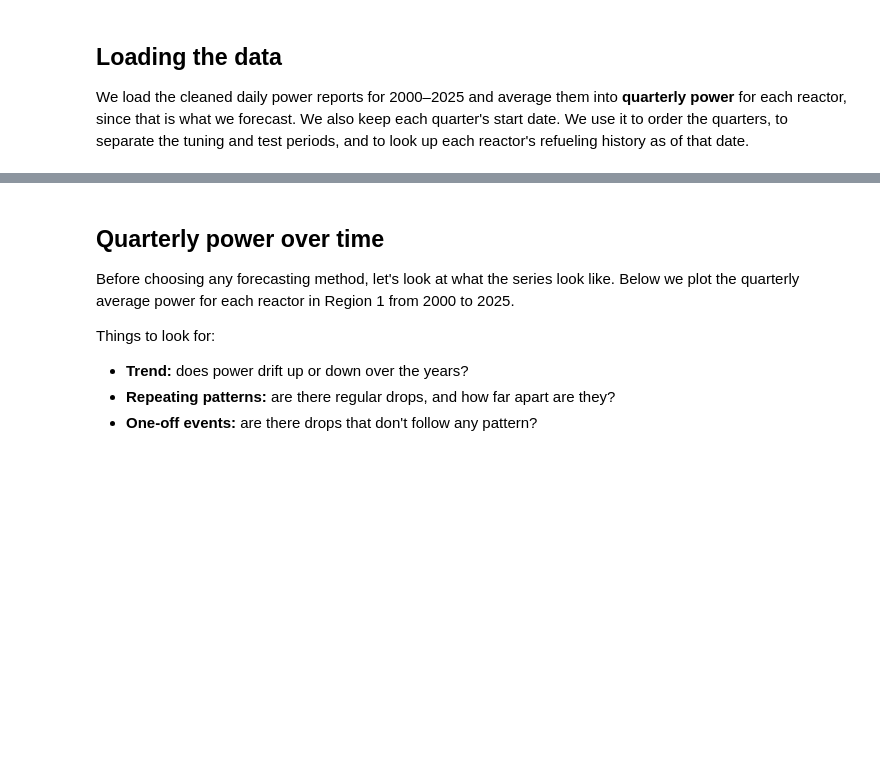
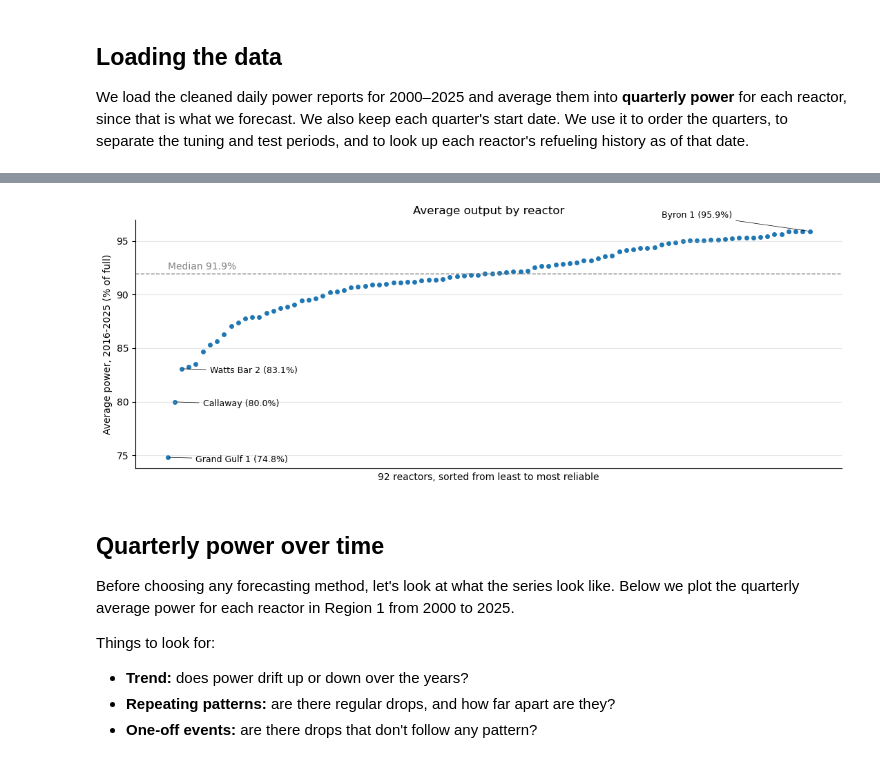
Before and after one commit to Erdos-Projects/fall-2026-nuclear-power-for-data-centers, a Jupyter notebook: notebooks/PreliminaryForecasts.ipynb, the cells around one changed output, grey strips where cells are left out. Saved outputs shown, nothing was run; the diff lists cells and outputs as text; code cells hidden in the pictures; blank space fills up the shorter version.

```diff
--- a/notebooks/PreliminaryForecasts.ipynb
+++ b/notebooks/PreliminaryForecasts.ipynb
@@ -69,3 +75,50 @@ quarter_df = quarter_df[ ~quarter_df["Unit"].isin(["Vogtle 3", "Vogtle 4"])  ].r
+# %%
+import matplotlib.pyplot as plt
+
+# Average daily power of each reactor over the last ten years
+recent_df = df[ df["date"] >= "2016-01-01" ]
+
+# We drop Watts Bar 2's commissioning period (before October 2016), since it is not normal operation
+commissioning = (recent_df["Unit"] == "Watts Bar 2") & (recent_df["date"] < "2016-10-01")
+recent_df = recent_df[ ~commissioning ]
+
+# Vogtle 3 and 4 started too recently to have a ten-year record
+reliability = recent_df.groupby("Unit")["Power"].mean().drop(["Vogtle 3", "Vogtle 4"])
+
+# Sort from least to most reliable. reset_index moves Unit back into a regular column.
+reliability = reliability.sort_values().reset_index()
+
+median_power = reliability["Power"].median()
+n_reactors = len(reliability)
+
+fig, ax = plt.subplots(figsize=(11, 4.3))
+
+ax.scatter(range(n_reactors), reliability["Power"], s=16, color="tab:blue")
+
+# Dashed line at the median reactor
+ax.axhline(median_power, color="gray", linestyle="--", linewidth=1)
+ax.text(0, median_power + 0.4, f"Median {median_power:.1f}%", color="gray")
+
+# Label the three least reliable reactors
+for i in range(3):
+    unit, power = reliability.loc[i, "Unit"], reliability.loc[i, "Power"]
+    ax.annotate(f"{unit} ({power:.1f}%)", xy=(i, power), xytext=(i + 4, power - 0.2), va="center", fontsize=9, arrowprops=dict(arrowstyle="-", linewidth=0.5))
+
+# Label the most reliable reactor
+unit, power = reliability.loc[n_reactors - 1, "Unit"], reliability.loc[n_reactors - 1, "Power"]
+ax.annotate(f"{unit} ({power:.1f}%)", xy=(n_reactors - 1, power), xytext=(n_reactors - 22, power + 1.3), fontsize=9, arrowprops=dict(arrowstyle="-", linewidth=0.5))
+
+ax.set_title("Average output by reactor")
+ax.set_xlabel(f"{n_reactors} reactors, sorted from least to most reliable")
+ax.set_ylabel("Average power, 2016-2025 (% of full)")
+ax.set_xticks([])
+ax.spines[["top", "right"]].set_visible(False)
+ax.grid(axis="y", alpha=0.3)
+
+plt.tight_layout()
+plt.show()
+# %% [output]
+[figure, added]
 # %% [markdown]
 ## Quarterly power over time
 
```
Also changed, not shown: parts of 3 cells of this notebook.
